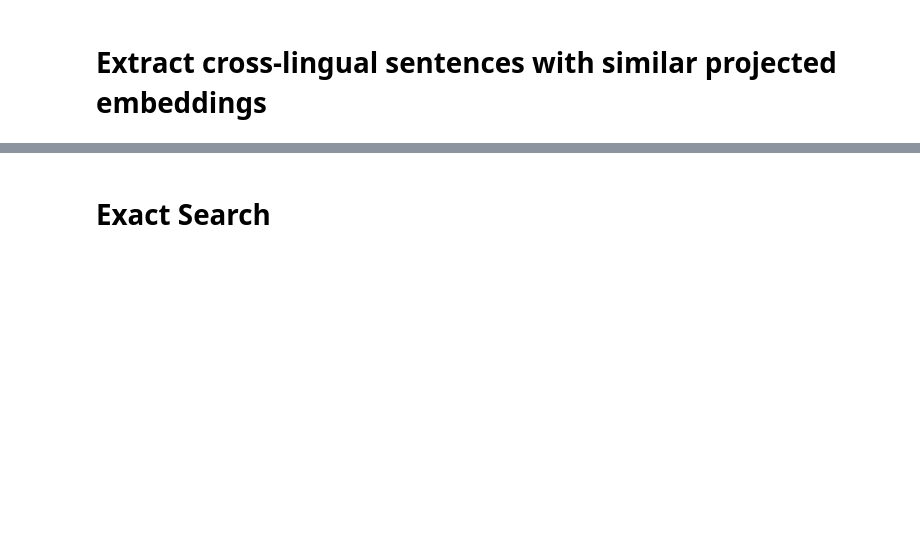
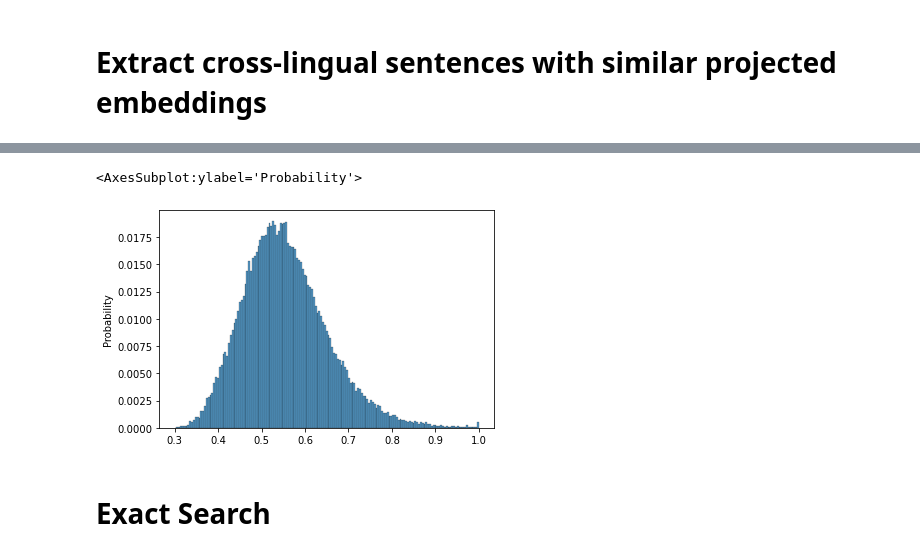
Before and after one commit to owaski/Chimera-ST, a Jupyter notebook: mST/analysis/language-specific/language_distribution.ipynb, the cells around one changed output, grey strips where cells are left out. Drawn from its saved outputs; the diff is of its cells as text; code cells hidden in the pictures; blank space fills up the shorter version.

```diff
--- a/mST/analysis/language-specific/language_distribution.ipynb
+++ b/mST/analysis/language-specific/language_distribution.ipynb
@@ -212,3 +258,8 @@ print(*pairs, sep='\n')
+# %%
+sns.histplot(max_sims, stat='probability', binrange=(0.3, 1))
+# %% [output]
+<AxesSubplot:ylabel='Probability'>
+[figure, added]
 # %% [markdown]
 # Exact Search
 # %%
```
Also changed, not shown: parts of 28 cells of this notebook, 21 other files.
